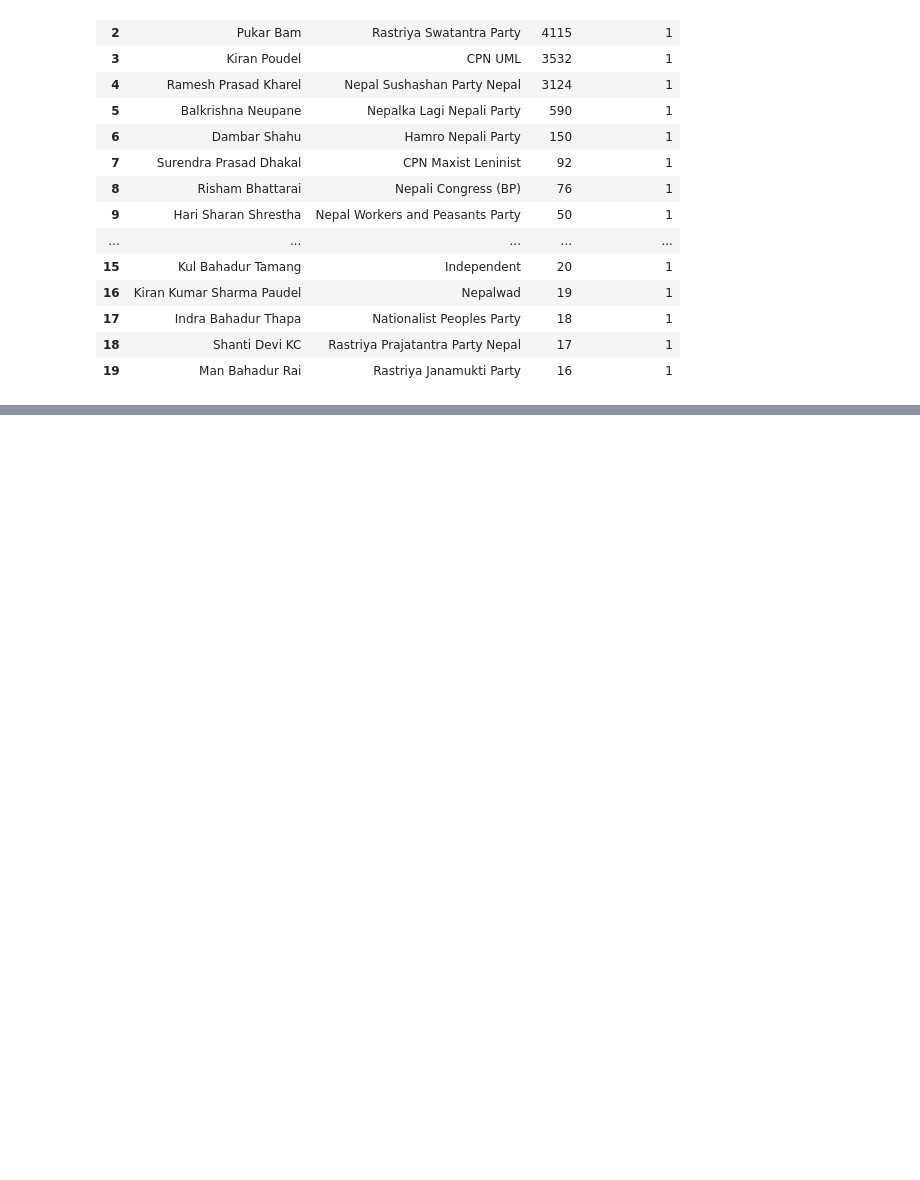
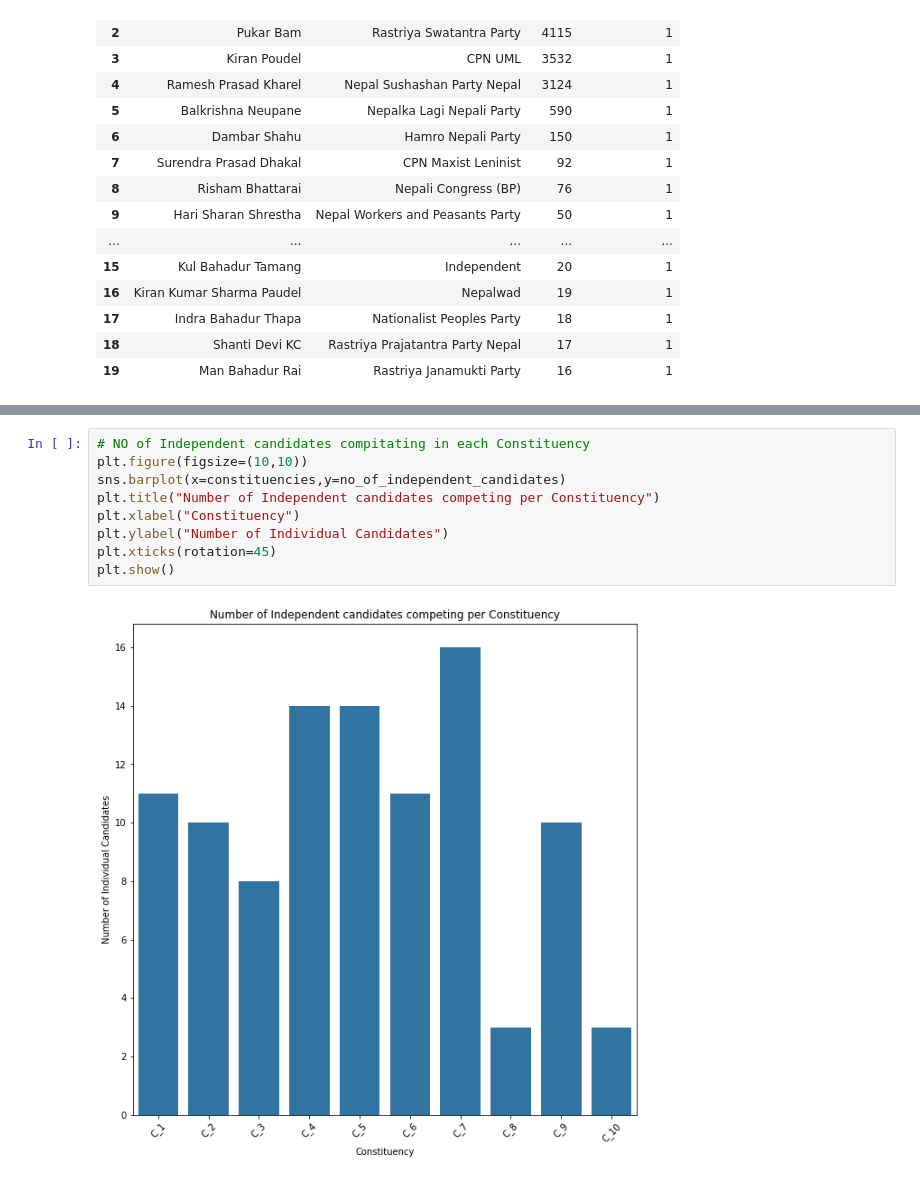
Before and after one commit to DS-saksham/Election_analysis, a Jupyter notebook: Untitled.ipynb, the cells around one changed output, grey strips where cells are left out. Drawn from its saved outputs; the diff is of its cells as text; blank space fills up the shorter version.

```diff
--- a/Untitled.ipynb
+++ b/Untitled.ipynb
@@ -51,0 +63,11 @@ str(df_i["party"].nunique())
+# %%
+# NO of Independent candidates compitating in each Constituency
+plt.figure(figsize=(10,10))
+sns.barplot(x=constituencies,y=no_of_independent_candidates)
+plt.title("Number of Independent candidates competing per Constituency")
+plt.xlabel("Constituency")
+plt.ylabel("Number of Individual Candidates")
+plt.xticks(rotation=45)
+plt.show()
+# %% [output]
+[figure, added]
```
Also changed, not shown: parts of 11 cells of this notebook.
